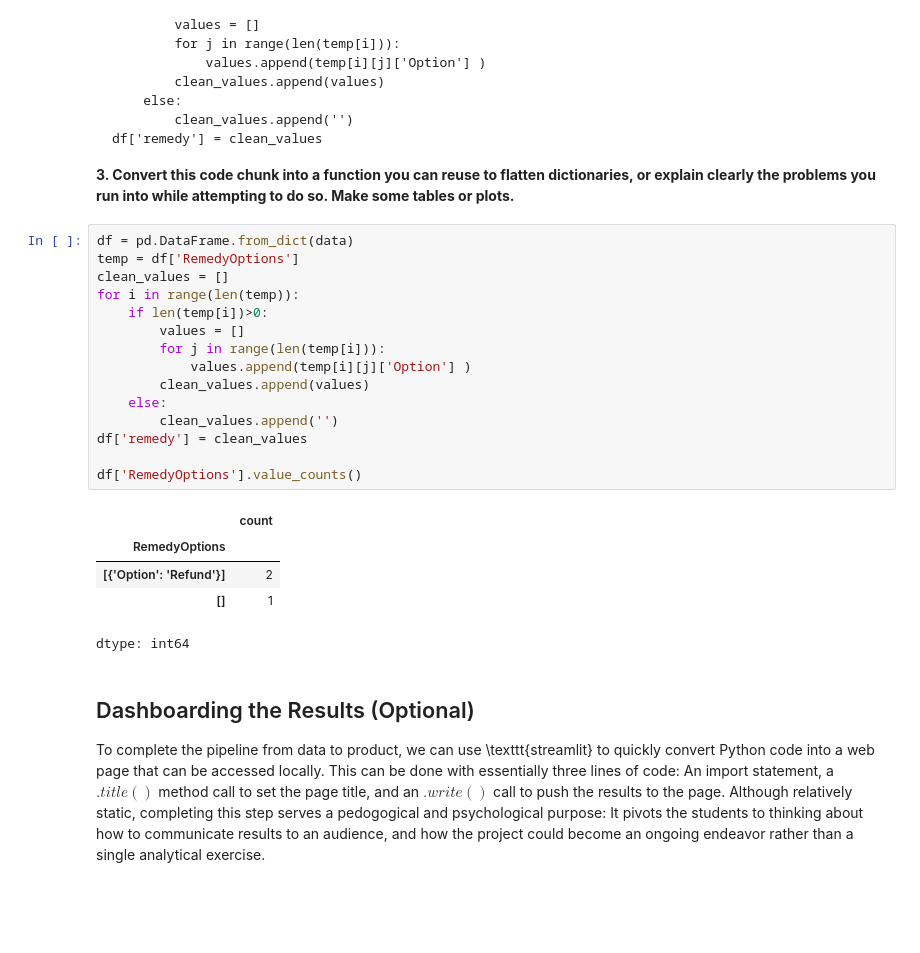
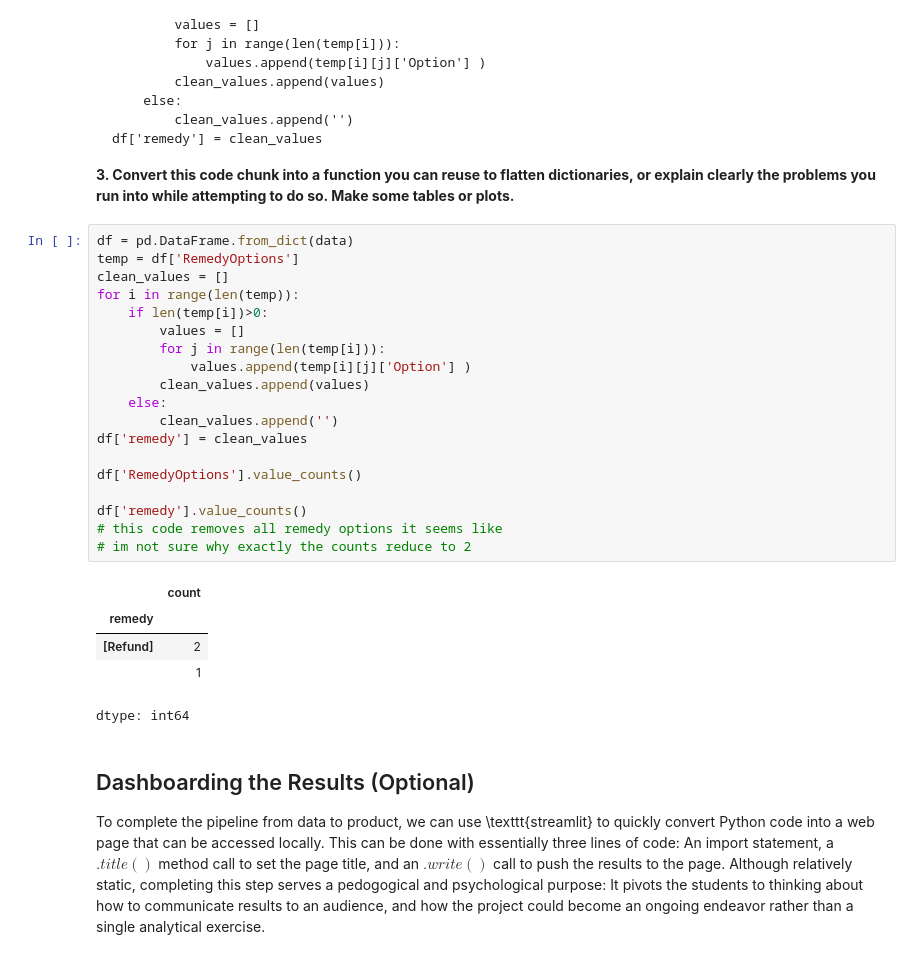
Before and after one commit to JC0126/labs, a Jupyter notebook: 01_api_calls/assignment_notebook.ipynb, the cells around one changed output. Cells and saved outputs as stored; diff of their text form; blank space fills up the shorter version.

```diff
--- a/01_api_calls/assignment_notebook.ipynb
+++ b/01_api_calls/assignment_notebook.ipynb
@@ -181,23 +181,27 @@ A simple script to recursively collapse the dictionary entries into a single str
 # %%
 df = pd.DataFrame.from_dict(data)
 temp = df['RemedyOptions']
 clean_values = []
 for i in range(len(temp)):
     if len(temp[i])>0:
         values = []
         for j in range(len(temp[i])):
             values.append(temp[i][j]['Option'] )
         clean_values.append(values)
     else:
         clean_values.append('')
 df['remedy'] = clean_values
 
 df['RemedyOptions'].value_counts()
+
+df['remedy'].value_counts()
+# this code removes all remedy options it seems like
+# im not sure why exactly the counts reduce to 2
 # %% [output]
 |  | count |
-| RemedyOptions |  |
-| [{'Option': 'Refund'}] | 2 |
-| [] | 1 |
+| remedy |  |
+| [Refund] | 2 |
+|  | 1 |
 dtype: int64
 # %% [markdown]
 ## Dashboarding the Results (Optional)
```
Also changed, not shown: parts of 1 cell of this notebook.
